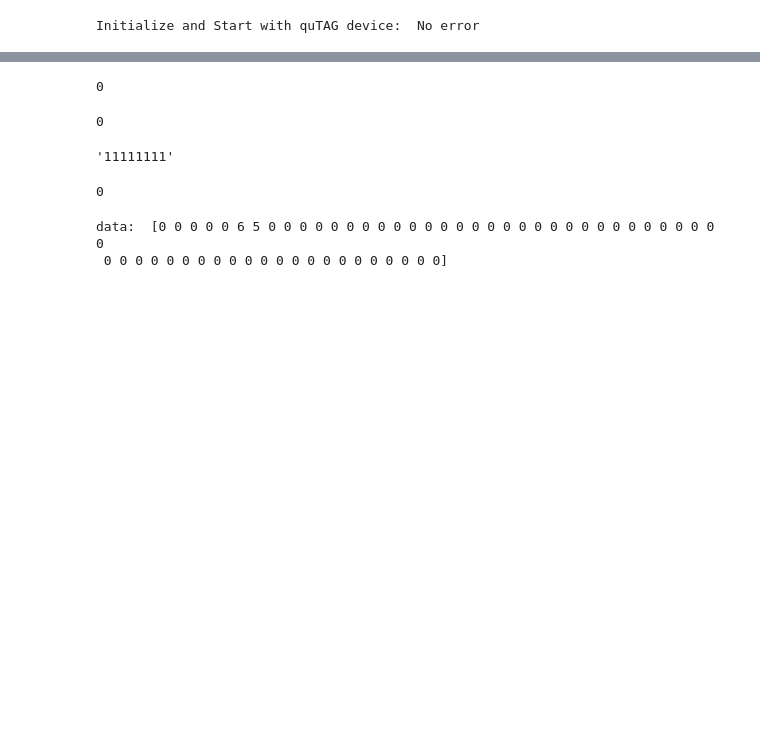
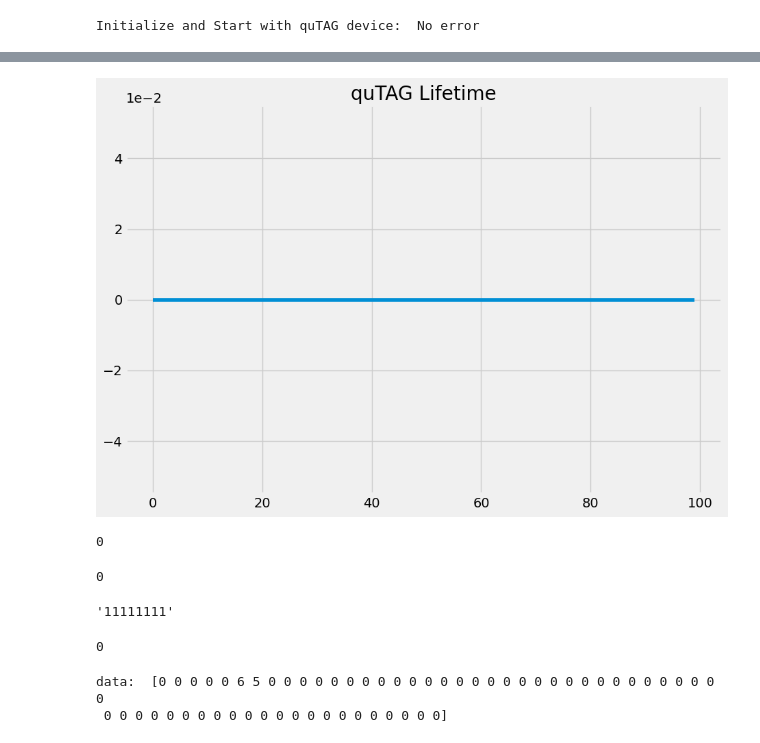
Before and after one commit to trezitorul/qudi-Purdue-modules, a Jupyter notebook: src/qudi/hardware/qutag/qutagTesting.ipynb, the cells around one changed output, grey strips where cells are left out. Saved outputs shown, nothing was run; the diff lists cells and outputs as text; code cells hidden in the pictures; blank space fills up the shorter version.

Commit message:
Implemented Lifetime Measurement GUI, and updated qutagLogic and qutag modules to perform lifetime measurements.

```diff
--- a/src/qudi/hardware/qutag/qutagTesting.ipynb
+++ b/src/qudi/hardware/qutag/qutagTesting.ipynb
@@ -22,3 +22,6 @@ except Exception as e:
     print("Error initializing quTAG: ", e)
 # %% [output]
 Initialize and Start with quTAG device:  No error
+# %%
+start = 0
+stop = 1
@@ -24,0 +54,3 @@ Initialize and Start with quTAG device:  No error
+# %%
+# add the histogram with the desired stop channel and the before defined start input
+qutag.addLFTHistogram(stop,True)
@@ -24,0 +59,3 @@ Initialize and Start with quTAG device:  No error
+# %%
+# create function
+lftfunction = qutag.createLFTFunction()
@@ -24,0 +74,3 @@ Initialize and Start with quTAG device:  No error
+# %%
+analyse = qutag.analyseLFTFunction(lftfunction)
+print("analyse: ", analyse)
@@ -25,3 +84,20 @@ Initialize and Start with quTAG device:  No error
+# %%
+qutag.deInitialize()
+
+
+# Plotting with mathplotlib
+style.use('fivethirtyeight')
+fig = plt.figure()
+fig.set_size_inches(10,7)
+ax1 = fig.add_subplot(1,1,1)
+plt.cla() # clear old plotting data
+# plot the datapoints
+plt.ticklabel_format(axis="y", style="sci", scilimits=(0,0))
+plt.plot(analyse[3])
+ax1.set_title('quTAG Lifetime')
+plt.pause(0.05)
+# %% [output]
+[figure, added]
 # %%
 qutag.setExposureTime(1)
 # %% [output]
```
Also changed, not shown: parts of 9 cells of this notebook, 6 other files.
